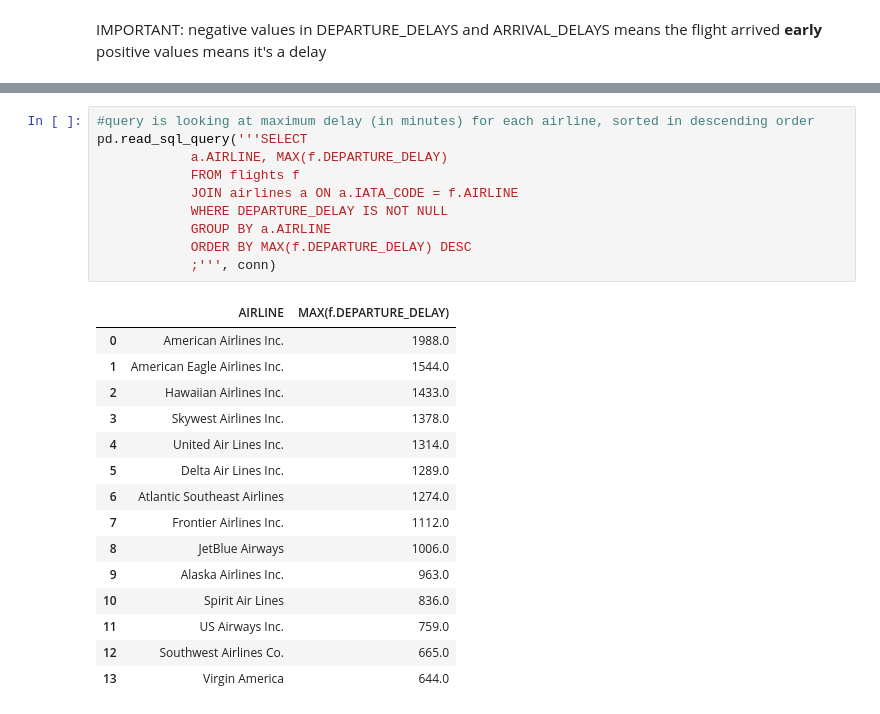
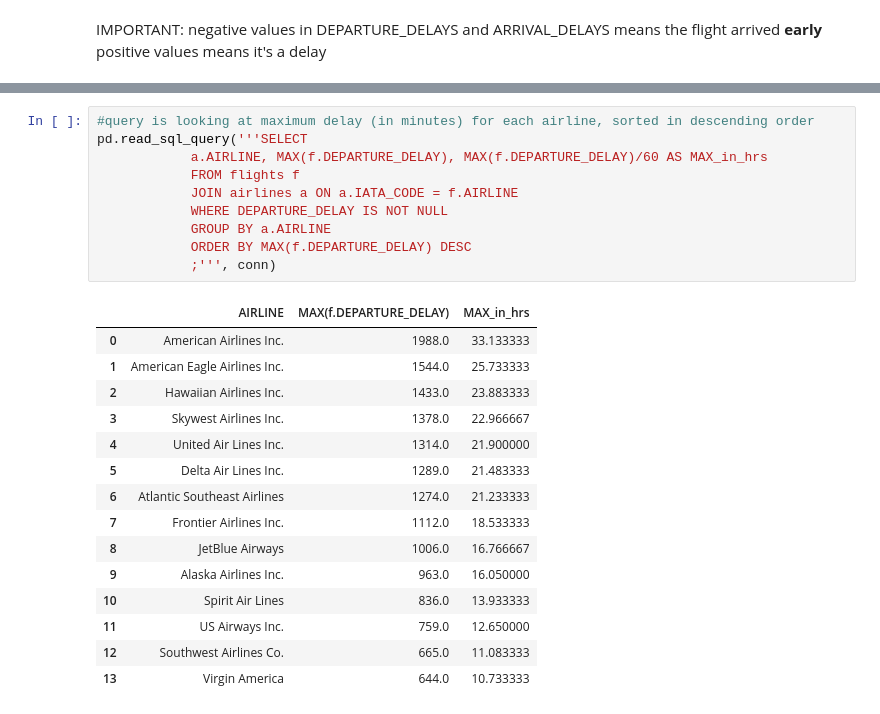
Before and after one commit to theemailofcameronwallace-code/forge-flight-delay-analysis, a Jupyter notebook: notebooks/Aniqa'sNotebook.ipynb, the cells around one changed output, grey strips where cells are left out. Saved outputs shown, nothing was run; the diff lists cells and outputs as text.

```diff
--- a/notebooks/Aniqa'sNotebook.ipynb
+++ b/notebooks/Aniqa'sNotebook.ipynb
@@ -180,26 +294,26 @@ pd.read_sql_query('''SELECT
 # %%
 #query is looking at maximum delay (in minutes) for each airline, sorted in descending order
 pd.read_sql_query('''SELECT
-            a.AIRLINE, MAX(f.DEPARTURE_DELAY)
+            a.AIRLINE, MAX(f.DEPARTURE_DELAY), MAX(f.DEPARTURE_DELAY)/60 AS MAX_in_hrs
             FROM flights f
             JOIN airlines a ON a.IATA_CODE = f.AIRLINE
             WHERE DEPARTURE_DELAY IS NOT NULL
             GROUP BY a.AIRLINE
             ORDER BY MAX(f.DEPARTURE_DELAY) DESC
             ;''', conn)
 # %% [output]
-|  | AIRLINE | MAX(f.DEPARTURE_DELAY) |
-| 0 | American Airlines Inc. | 1988.0 |
-| 1 | American Eagle Airlines Inc. | 1544.0 |
-| 2 | Hawaiian Airlines Inc. | 1433.0 |
-| 3 | Skywest Airlines Inc. | 1378.0 |
-| 4 | United Air Lines Inc. | 1314.0 |
-| 5 | Delta Air Lines Inc. | 1289.0 |
-| 6 | Atlantic Southeast Airlines | 1274.0 |
-| 7 | Frontier Airlines Inc. | 1112.0 |
-| 8 | JetBlue Airways | 1006.0 |
-| 9 | Alaska Airlines Inc. | 963.0 |
-| 10 | Spirit Air Lines | 836.0 |
-| 11 | US Airways Inc. | 759.0 |
-| 12 | Southwest Airlines Co. | 665.0 |
-| 13 | Virgin America | 644.0 |
+|  | AIRLINE | MAX(f.DEPARTURE_DELAY) | MAX_in_hrs |
+| 0 | American Airlines Inc. | 1988.0 | 33.133333 |
+| 1 | American Eagle Airlines Inc. | 1544.0 | 25.733333 |
+| 2 | Hawaiian Airlines Inc. | 1433.0 | 23.883333 |
+| 3 | Skywest Airlines Inc. | 1378.0 | 22.966667 |
+| 4 | United Air Lines Inc. | 1314.0 | 21.900000 |
+| 5 | Delta Air Lines Inc. | 1289.0 | 21.483333 |
+| 6 | Atlantic Southeast Airlines | 1274.0 | 21.233333 |
+| 7 | Frontier Airlines Inc. | 1112.0 | 18.533333 |
+| 8 | JetBlue Airways | 1006.0 | 16.766667 |
+| 9 | Alaska Airlines Inc. | 963.0 | 16.050000 |
+| 10 | Spirit Air Lines | 836.0 | 13.933333 |
+| 11 | US Airways Inc. | 759.0 | 12.650000 |
+| 12 | Southwest Airlines Co. | 665.0 | 11.083333 |
+| 13 | Virgin America | 644.0 | 10.733333 |
```
Also changed, not shown: parts of 58 cells of this notebook.
